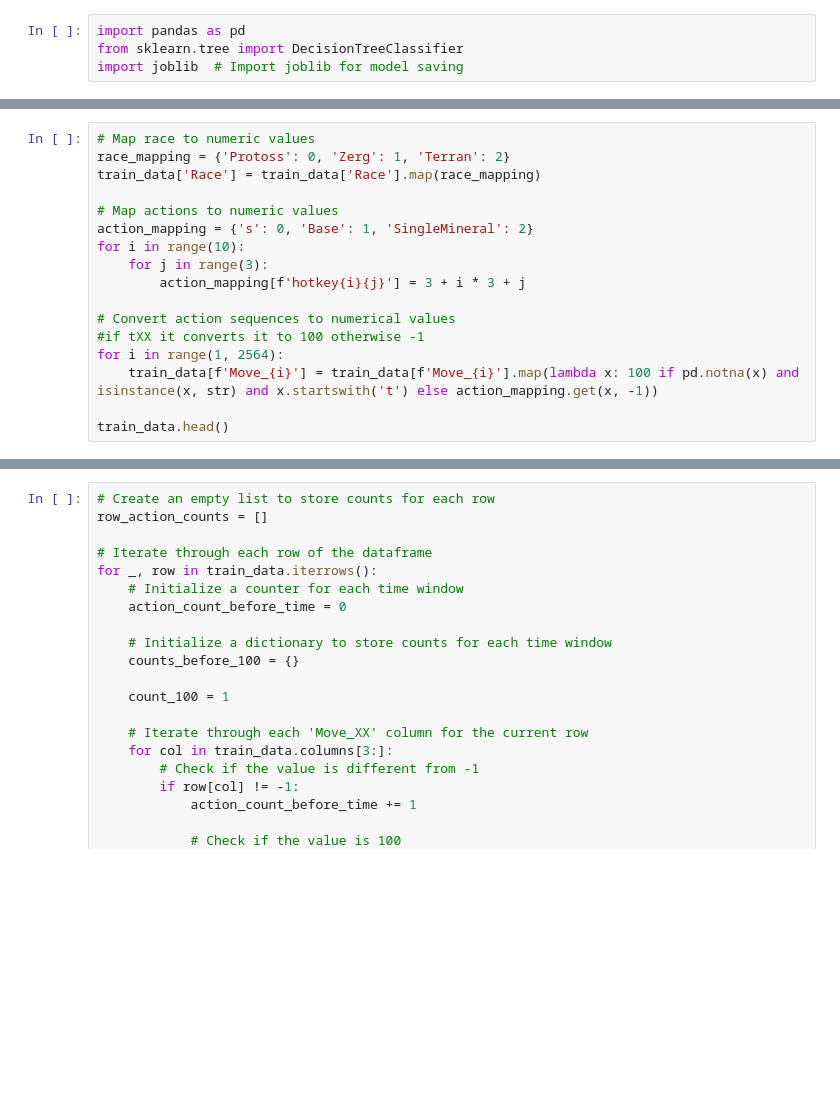
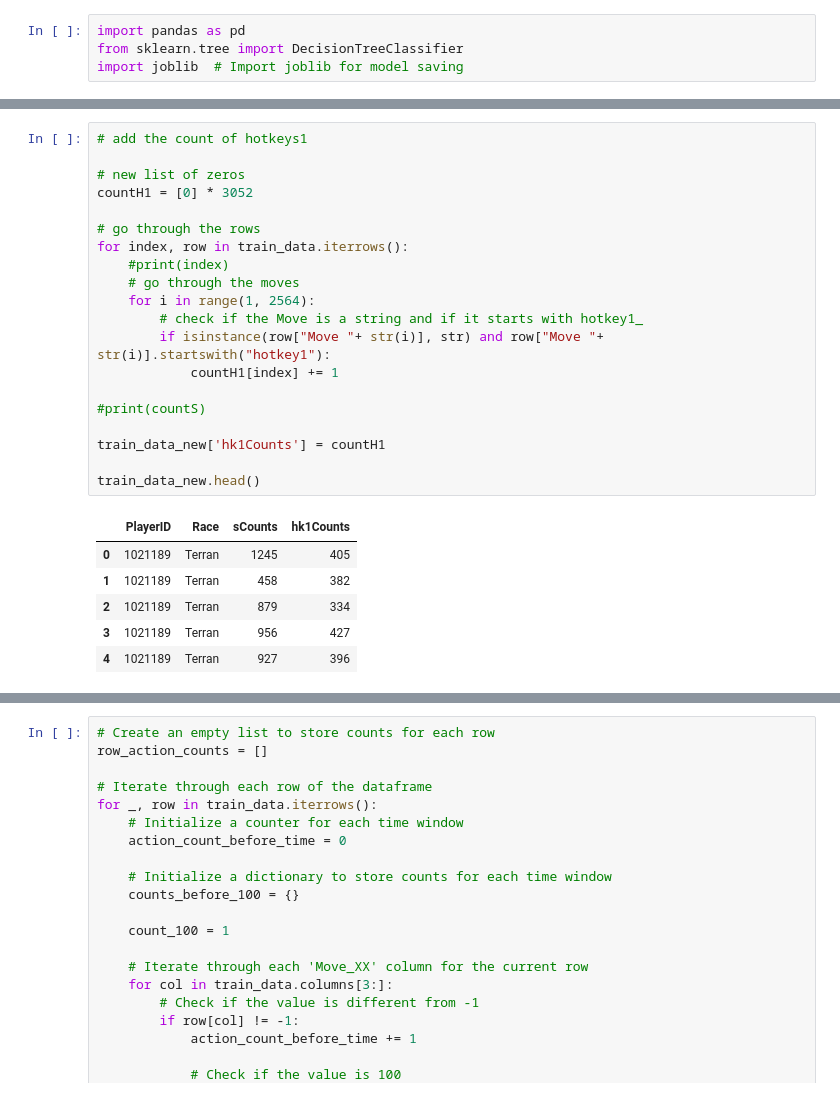
Before and after one commit to carosop/data_mining, a Jupyter notebook: train_jupyter.ipynb, the cells around one changed output, grey strips where cells are left out. Cells and saved outputs as stored; diff of their text form; blank space fills up the shorter version.

```diff
--- a/train_jupyter.ipynb
+++ b/train_jupyter.ipynb
@@ -18,20 +18,3 @@ train_data.head()
 | 3 | 1021189 | Terran | s | hotkey11 | hotkey21 | hotkey31 | hotkey41 | hotkey51 | hotkey61 | t5 | ... | ... |
 | 4 | 1021189 | Terran | s | hotkey11 | hotkey21 | hotkey31 | hotkey41 | hotkey51 | hotkey71 | hotkey61 | ... | ... |
 5 rows × 2565 columns
-# %%
-# Map race to numeric values
-race_mapping = {'Protoss': 0, 'Zerg': 1, 'Terran': 2}
-train_data['Race'] = train_data['Race'].map(race_mapping)
-
-# Map actions to numeric values
-action_mapping = {'s': 0, 'Base': 1, 'SingleMineral': 2}
-for i in range(10):
-    for j in range(3):
-        action_mapping[f'hotkey{i}{j}'] = 3 + i * 3 + j
-
-# Convert action sequences to numerical values
-#if tXX it converts it to 100 otherwise -1
-for i in range(1, 2564):
-    train_data[f'Move_{i}'] = train_data[f'Move_{i}'].map(lambda x: 100 if pd.notna(x) and isinstance(x, str) and x.startswith('t') else action_mapping.get(x, -1))
-
-train_data.head()
@@ -45,0 +121,27 @@ train_data.head()
+# %%
+# add the count of hotkeys1
+
+# new list of zeros
+countH1 = [0] * 3052
+
+# go through the rows
+for index, row in train_data.iterrows():
+    #print(index)
+    # go through the moves
+    for i in range(1, 2564):
+        # check if the Move is a string and if it starts with hotkey1_
+        if isinstance(row["Move "+ str(i)], str) and row["Move "+ str(i)].startswith("hotkey1"):
+            countH1[index] += 1
+
+#print(countS)
+
+train_data_new['hk1Counts'] = countH1
+
+train_data_new.head()
+# %% [output]
+|  | PlayerID | Race | sCounts | hk1Counts |
+| 0 | 1021189 | Terran | 1245 | 405 |
+| 1 | 1021189 | Terran | 458 | 382 |
+| 2 | 1021189 | Terran | 879 | 334 |
+| 3 | 1021189 | Terran | 956 | 427 |
+| 4 | 1021189 | Terran | 927 | 396 |
```
Also changed, not shown: parts of 16 cells of this notebook, 1 other file.
